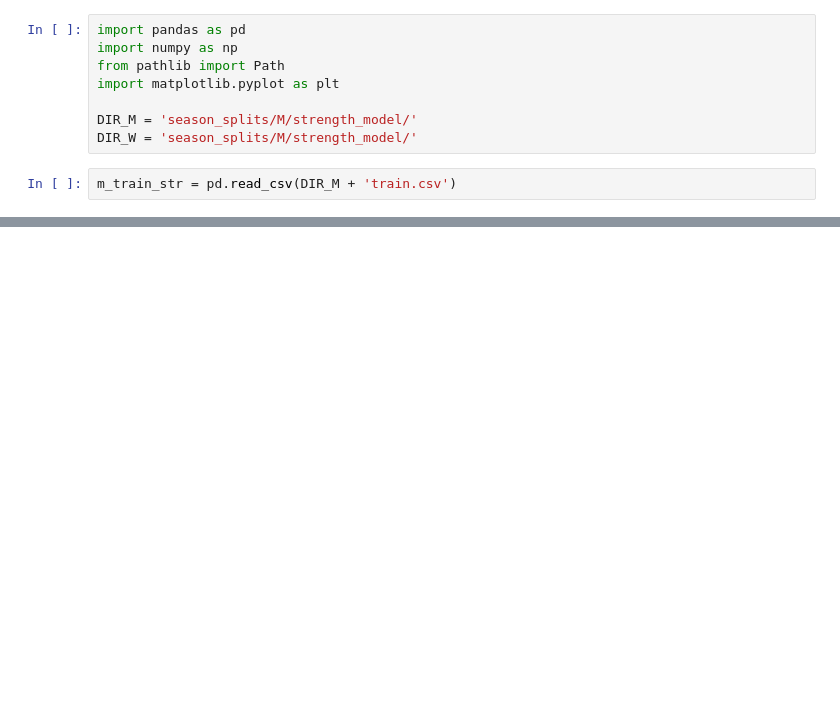
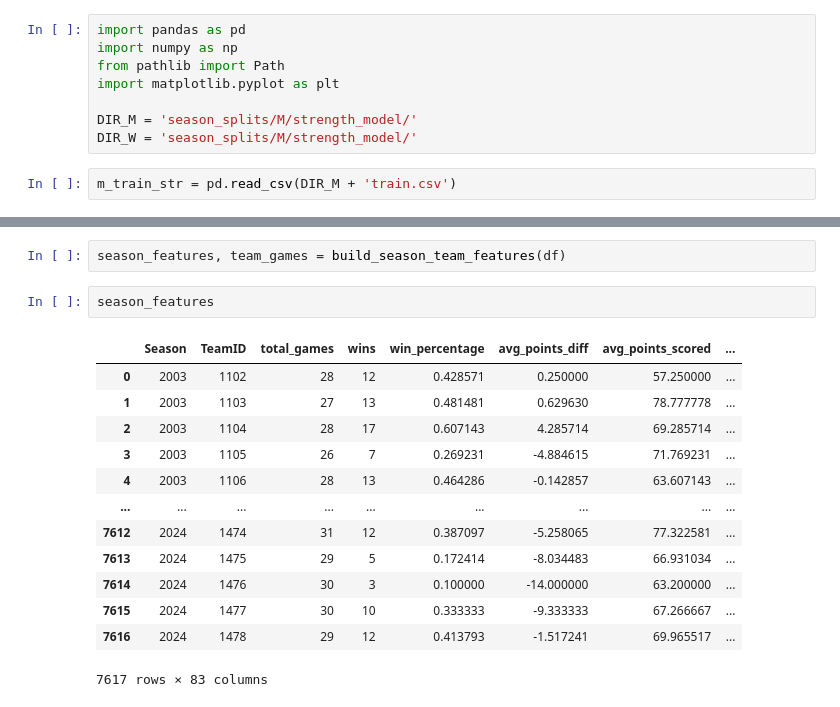
Before and after one commit to kacperr-42/March-Machine-Learning-Mania-2026, a Jupyter notebook: feature_engineering_strength.ipynb, the cells around one changed output, grey strips where cells are left out. Cells and saved outputs as stored; diff of their text form; blank space fills up the shorter version.

```diff
--- a/feature_engineering_strength.ipynb
+++ b/feature_engineering_strength.ipynb
@@ -43,0 +480,18 @@ plt.show()
+# %%
+season_features, team_games = build_season_team_features(df)
+# %%
+season_features
+# %% [output]
+|  | Season | TeamID | total_games | wins | win_percentage | avg_points_diff | avg_points_scored | ... |
+| 0 | 2003 | 1102 | 28 | 12 | 0.428571 | 0.250000 | 57.250000 | ... |
+| 1 | 2003 | 1103 | 27 | 13 | 0.481481 | 0.629630 | 78.777778 | ... |
+| 2 | 2003 | 1104 | 28 | 17 | 0.607143 | 4.285714 | 69.285714 | ... |
+| 3 | 2003 | 1105 | 26 | 7 | 0.269231 | -4.884615 | 71.769231 | ... |
+| 4 | 2003 | 1106 | 28 | 13 | 0.464286 | -0.142857 | 63.607143 | ... |
+| ... | ... | ... | ... | ... | ... | ... | ... | ... |
+| 7612 | 2024 | 1474 | 31 | 12 | 0.387097 | -5.258065 | 77.322581 | ... |
+| 7613 | 2024 | 1475 | 29 | 5 | 0.172414 | -8.034483 | 66.931034 | ... |
+| 7614 | 2024 | 1476 | 30 | 3 | 0.100000 | -14.000000 | 63.200000 | ... |
+| 7615 | 2024 | 1477 | 30 | 10 | 0.333333 | -9.333333 | 67.266667 | ... |
+| 7616 | 2024 | 1478 | 29 | 12 | 0.413793 | -1.517241 | 69.965517 | ... |
+7617 rows × 83 columns
```
Also changed, not shown: parts of 5 cells of this notebook.
